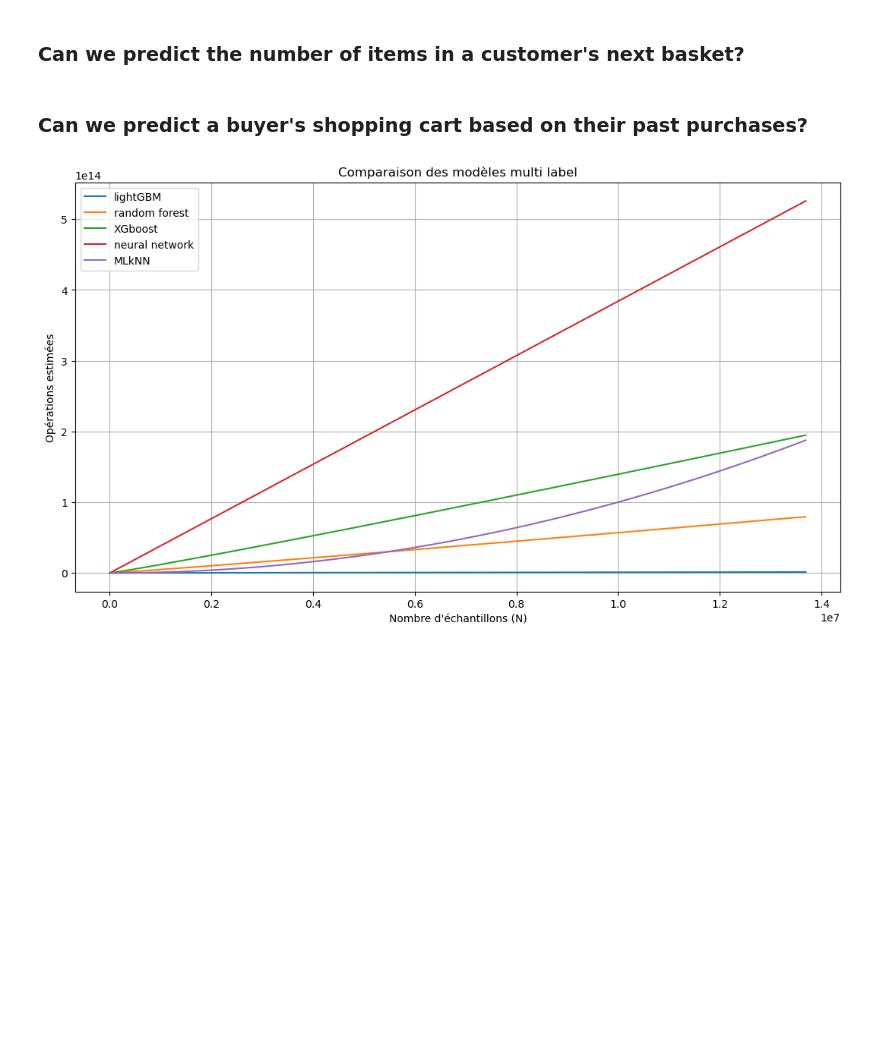
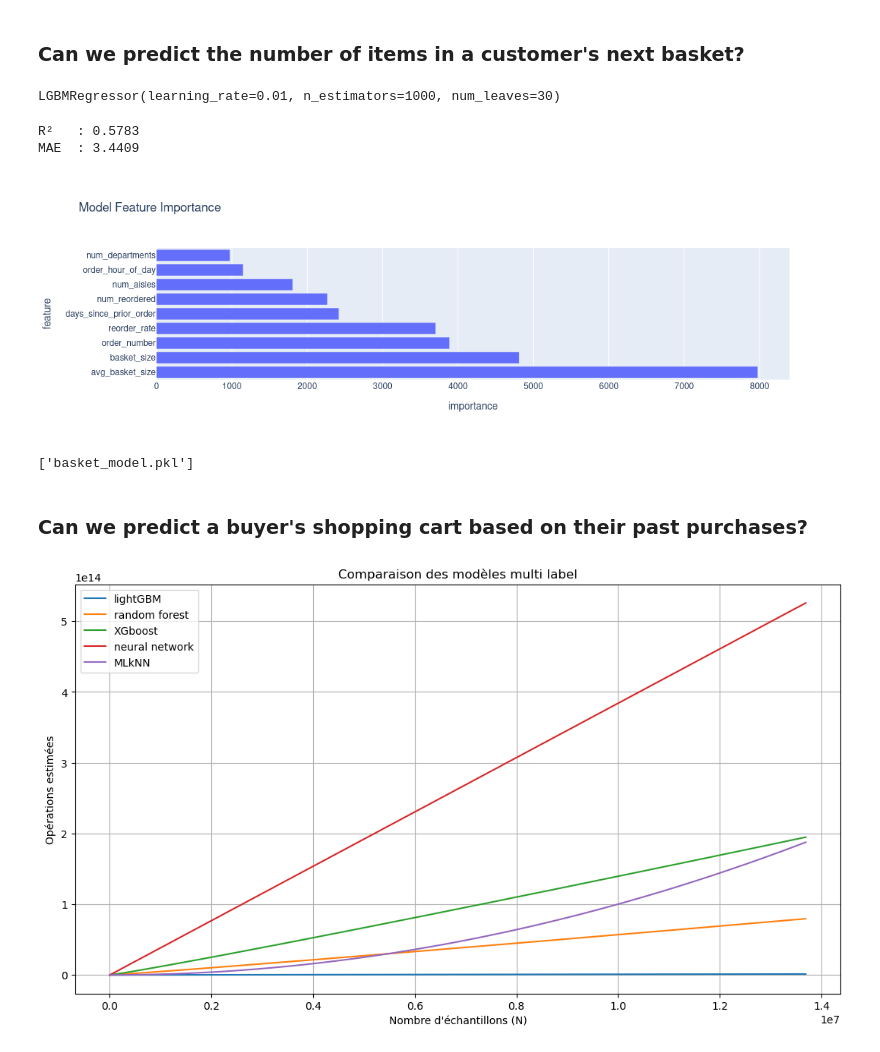
Before and after one commit to AlexandrG1209/nextbuy, a Jupyter notebook: notebook.ipynb, the cells around one changed output. Cells and saved outputs as stored; diff of their text form; code cells hidden in the pictures; blank space fills up the shorter version.

```diff
--- a/notebook.ipynb
+++ b/notebook.ipynb
@@ -718,15 +715,77 @@ print("Model package saved")
+# %%
+def basket_df(df):
+
+    order_col = (df.groupby(["user_id", "order_id", "order_number","order_hour_of_day", "days_since_prior_order"]).agg(
+        basket_size = ('product_id', 'count'),
+        num_reordered = ("reordered", "sum"),
+        reorder_rate = ("reordered", "mean"),
+        num_departments = ("department_id", "nunique"),
+        num_aisles = ("aisle_id", "nunique"),
+    ).reset_index().sort_values(["user_id", "order_number"]))
+
+    g = order_col.groupby("user_id")
+
+    order_col["target_next_basket_size"] = g["basket_size"].shift(-1)
+    order_col["avg_basket_size"] = g["basket_size"].transform("mean")
+
+    final_df = order_col.dropna(subset=["target_next_basket_size"]).drop(columns= ["order_id","user_id"]).copy()
+
+    return final_df
+# %%
+df_basket = basket_df(df)
 # %%
 inputt_basket = df_basket.drop('target_next_basket_size' , axis=1)
 output_basket = df_basket['target_next_basket_size']
 
 input_train, input_test, output_train, output_test = train_test_split(inputt_basket, output_basket, test_size=0.2, random_state=42)
 # %%
-light_basket = init_lightgbm()
+light_basket = lgb.LGBMRegressor(
+    n_estimators=1000,      # plus d'arbres
+    learning_rate=0.01,    # plus lent mais plus précis
+    num_leaves=30,         # arbres plus profonds
+    min_child_samples=20,
+)
 light_basket.fit(input_train, output_train)
+# %% [output]
+LGBMRegressor(learning_rate=0.01, n_estimators=1000, num_leaves=30)
 # %%
 output_pred = light_basket.predict(input_test)
-
-print(f"Accuracy : {10 * accuracy_score(output_test, output_pred):.2%}")
+accuracy = r2_score(output_test, output_pred)
+print(f"R²   : {accuracy:.4f}")
+print(f"MAE  : {mean_absolute_error(output_test, output_pred):.4f}")
+# %% [output]
+R²   : 0.5783
+MAE  : 3.4409
+# %%
+importance = pd.DataFrame({
+    "feature": input_train.columns,
+    "importance": light_basket.feature_importances_
+})
+
+importance = importance.sort_values("importance", ascending=False)
+
+fig = px.bar(
+    importance,
+    x="importance",
+    y="feature",
+    orientation="h",
+    title="Model Feature Importance"
+)
+
+fig.show()
+# %% [output]
+[figure, added]
+# %%
+model_package = {
+    "model": light_basket,
+    "features": list(input_train.columns),
+    "model_type": "LightGBM",
+    "accuracy" : accuracy
+}
+
+joblib.dump(model_package, "basket_model.pkl")
+# %% [output]
+['basket_model.pkl']
 # %% [markdown]
 ### Can we predict a buyer's shopping cart based on their past purchases?
 # %%
```
Also changed, not shown: parts of 9 cells of this notebook, 2 other files.
